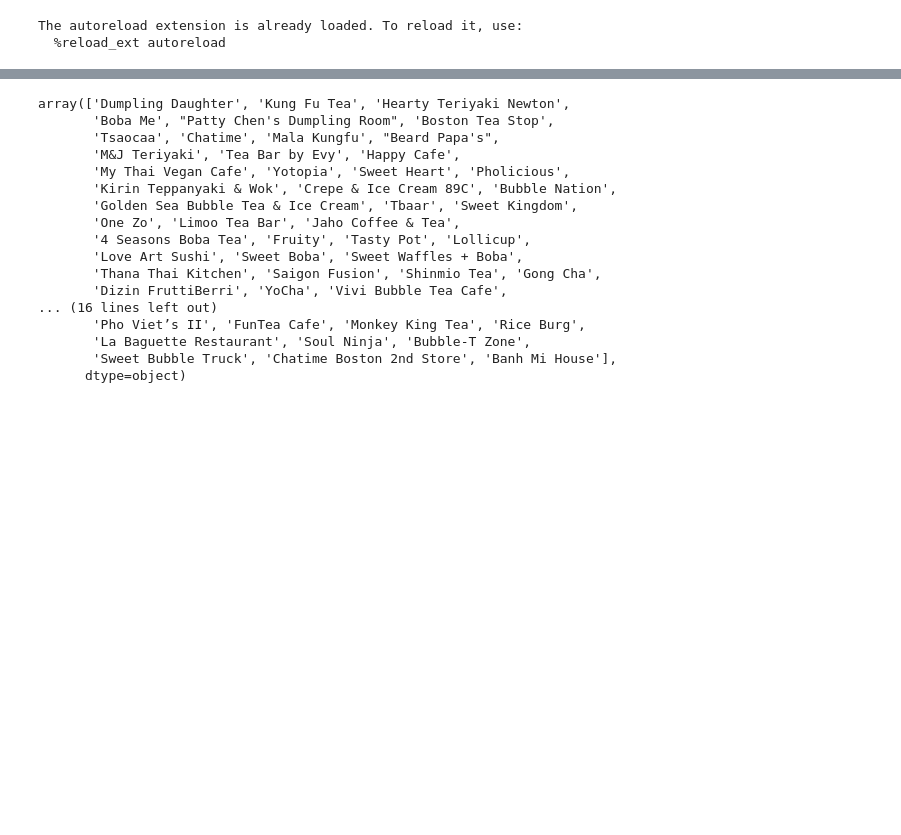
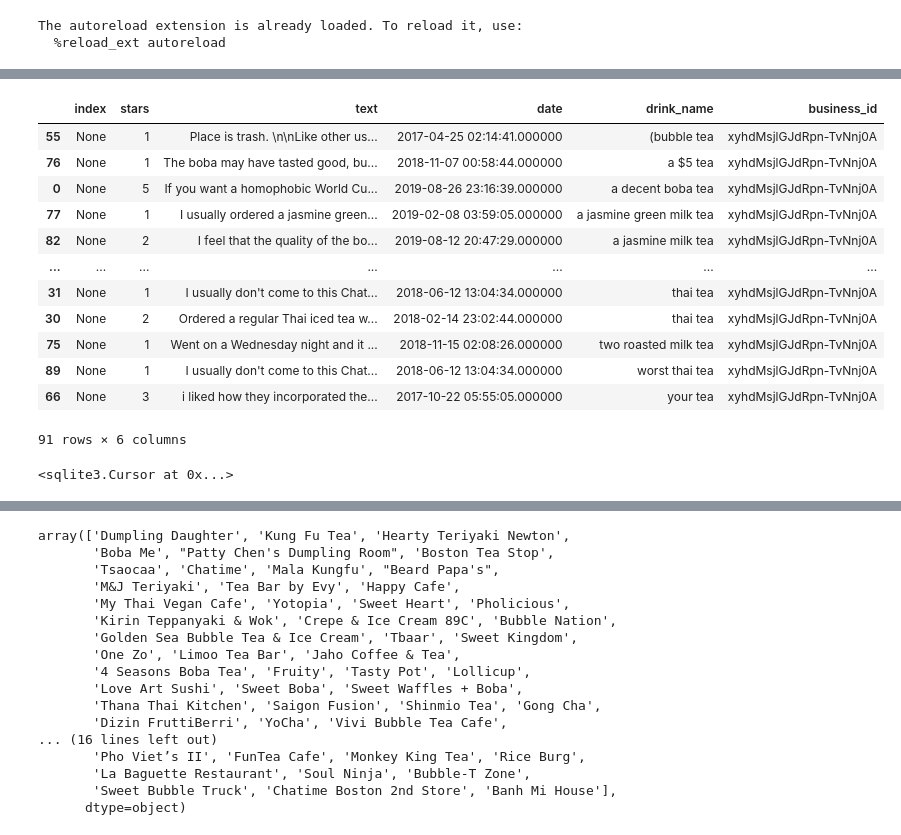
Before and after one commit to justinxu421/restaurant_planner, a Jupyter notebook: boba_flask_app/BobaApp/analyze_boston_boba.ipynb, the cells around one changed output, grey strips where cells are left out. Cells and saved outputs as stored; diff of their text form; code cells hidden in the pictures; blank space fills up the shorter version.

Commit message:
do some refactoring, read and write from database, still TODO:  get rid of csv file for boston boba, read from database directly

```diff
--- a/boba_flask_app/BobaApp/analyze_boston_boba.ipynb
+++ b/boba_flask_app/BobaApp/analyze_boston_boba.ipynb
@@ -174,0 +54,13 @@ Wall time: 2.98 ms
+# %%
+%%time
+from sqlalchemy import create_engine
+engine = create_engine("sqlite:///yelp.db", echo=False)
+query = f"""SELECT *
+            from drink_reviews
+            where business_id = 'xyhdMsjlGJdRpn-TvNnj0A'
+            """
+pd.read_sql(
+    query,
+    con=engine,
+).sort_values('drink_name')
+# %% [output]
@@ -174,0 +69,31 @@ Wall time: 2.98 ms
+|  | index | stars | text | date | drink_name | business_id |
+| 55 | None | 1 | Place is trash. \n\nLike other us... | 2017-04-25 02:14:41.000000 | (bubble tea | xyhdMsjlGJdRpn-TvNnj0A |
+| 76 | None | 1 | The boba may have tasted good, bu... | 2018-11-07 00:58:44.000000 | a $5 tea | xyhdMsjlGJdRpn-TvNnj0A |
+| 0 | None | 5 | If you want a homophobic World Cu... | 2019-08-26 23:16:39.000000 | a decent boba tea | xyhdMsjlGJdRpn-TvNnj0A |
+| 77 | None | 1 | I usually ordered a jasmine green... | 2019-02-08 03:59:05.000000 | a jasmine green milk tea | xyhdMsjlGJdRpn-TvNnj0A |
+| 82 | None | 2 | I feel that the quality of the bo... | 2019-08-12 20:47:29.000000 | a jasmine milk tea | xyhdMsjlGJdRpn-TvNnj0A |
+| ... | ... | ... | ... | ... | ... | ... |
+| 31 | None | 1 | I usually don't come to this Chat... | 2018-06-12 13:04:34.000000 | thai tea | xyhdMsjlGJdRpn-TvNnj0A |
+| 30 | None | 2 | Ordered a regular Thai iced tea w... | 2018-02-14 23:02:44.000000 | thai tea | xyhdMsjlGJdRpn-TvNnj0A |
+| 75 | None | 1 | Went on a Wednesday night and it ... | 2018-11-15 02:08:26.000000 | two roasted milk tea | xyhdMsjlGJdRpn-TvNnj0A |
+| 89 | None | 1 | I usually don't come to this Chat... | 2018-06-12 13:04:34.000000 | worst thai tea | xyhdMsjlGJdRpn-TvNnj0A |
+| 66 | None | 3 | i liked how they incorporated the... | 2017-10-22 05:55:05.000000 | your tea | xyhdMsjlGJdRpn-TvNnj0A |
+91 rows × 6 columns
+# %%
+df = pd.DataFrame(bb.get_drink_items())[['drink_name', 'score']]
+df['business_id'] = 'vCEc52697fPzYGh_bzS29A'
+
+from sqlalchemy import create_engine
+engine = create_engine("sqlite:///yelp.db", echo=False)
+df.to_sql("top_drinks", con=engine, if_exists="replace")
+
+table_name = 'top_drinks'
+index_column = 'business_id'
+
+import sqlite3
+db = sqlite3.connect('yelp.db')
+cursor = db.cursor()
+sql = f"CREATE INDEX index_{table_name} ON {table_name} ({index_column});"
+cursor.execute(sql)
+# %% [output]
+<sqlite3.Cursor at 0x...>
```
Also changed, not shown: parts of 11 cells of this notebook, 3 other files.
